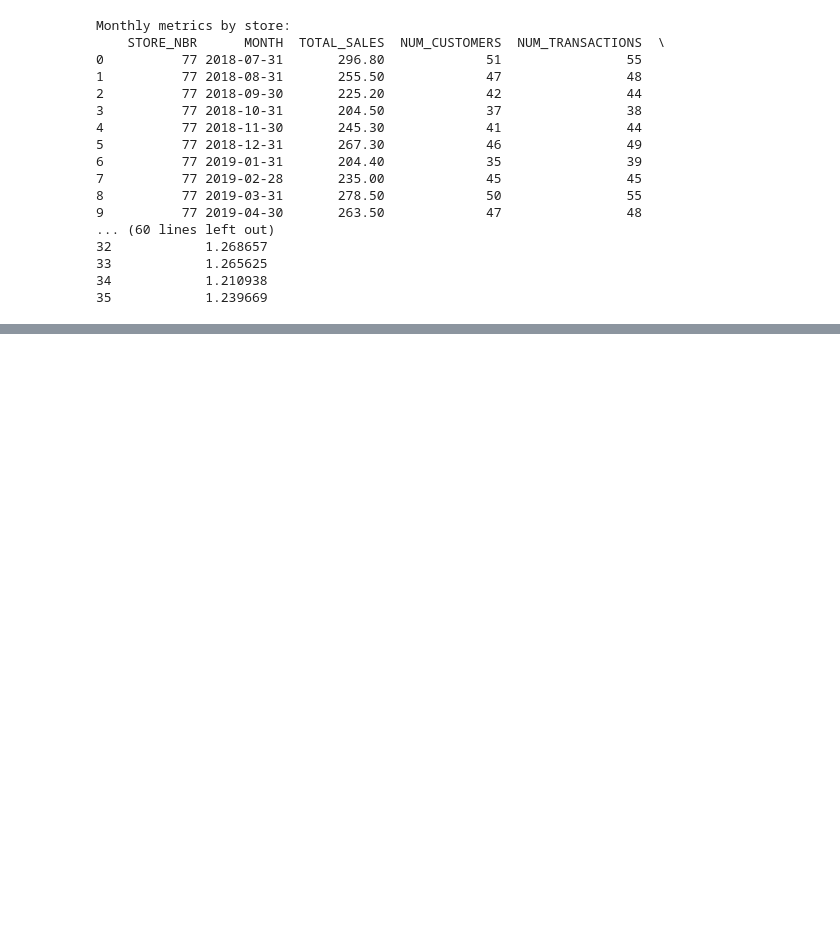
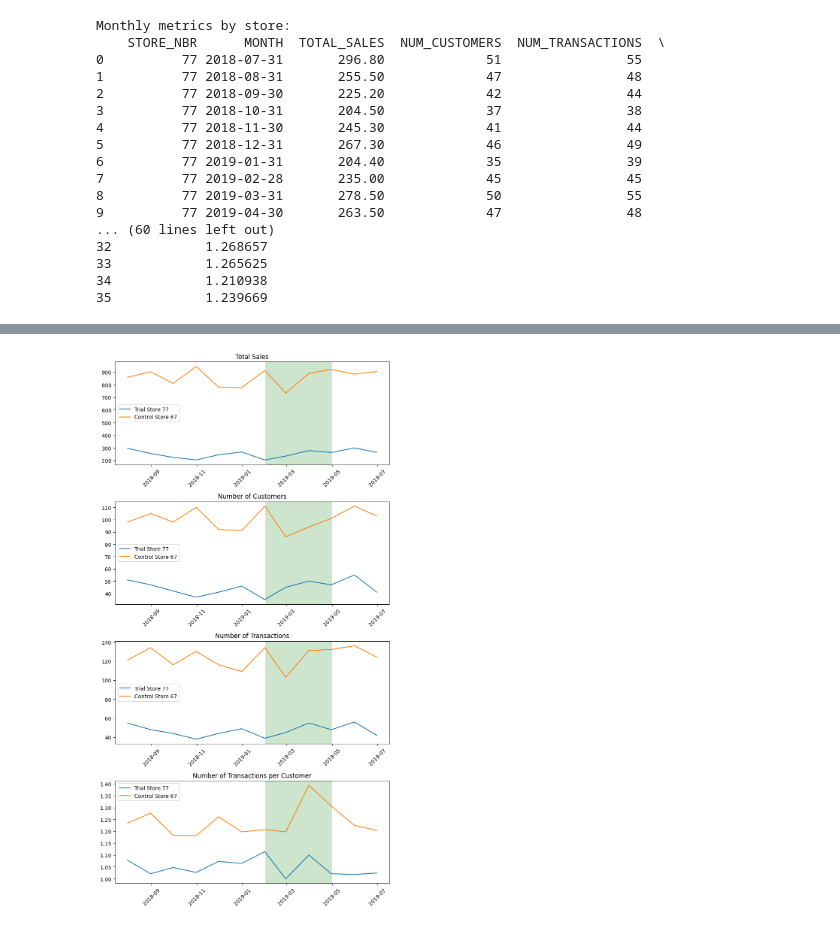
Before and after one commit to hamzaelmanar/quantium, a Jupyter notebook: notebooks/Quantium - Task 2.ipynb, the cells around one changed output, grey strips where cells are left out. Saved outputs shown, nothing was run; the diff lists cells and outputs as text; code cells hidden in the pictures; blank space fills up the shorter version.

```diff
--- a/notebooks/Quantium - Task 2.ipynb
+++ b/notebooks/Quantium - Task 2.ipynb
@@ -37,8 +42,9 @@ trial_store.head()
 | 1439 | 2019-04-13 | 77 | 77000 | 3.0 |
 | 1440 | 2018-07-17 | 77 | 2330211 | 2.3 |
 # %%
+## Monthly calculations on trial stores
 # Group by store and month, then calculate metrics
-monthly_metrics = trial_store.groupby([
+trial_monthly_metrics = trial_store.groupby([
     'STORE_NBR',
     pd.Grouper(key='DATE', freq='M')
 ]).agg({
@@ -47,7 +53,7 @@ monthly_metrics = trial_store.groupby([
 }).reset_index()
 
 # Rename columns for clarity
-monthly_metrics.columns = [
+trial_monthly_metrics.columns = [
     'STORE_NBR',
     'MONTH',
     'TOTAL_SALES',
@@ -56,13 +62,13 @@ monthly_metrics.columns = [
 ]
 
 # Calculate transactions per customer
-monthly_metrics['TRANS_PER_CUSTOMER'] = monthly_metrics['NUM_TRANSACTIONS'] / monthly_metrics['NUM_CUSTOMERS']
+trial_monthly_metrics['TRANS_PER_CUSTOMER'] = trial_monthly_metrics['NUM_TRANSACTIONS'] / trial_monthly_metrics['NUM_CUSTOMERS']
 
 # Sort by store and month
-monthly_metrics = monthly_metrics.sort_values(['STORE_NBR', 'MONTH'])
+trial_monthly_metrics = trial_monthly_metrics.sort_values(['STORE_NBR', 'MONTH'])
 
 print("Monthly metrics by store:")
-print(monthly_metrics)
+print(trial_monthly_metrics)
 # %% [output]
 Monthly metrics by store:
     STORE_NBR      MONTH  TOTAL_SALES  NUM_CUSTOMERS  NUM_TRANSACTIONS  \
@@ -148,0 +265,70 @@ control_stores
+# %%
+
+
+## Control stores selected for each trial store :
+# Trial store 77 : control store 67
+plt.figure(figsize=(8,15))
+
+# Plot total sales
+plt.subplot(411)
+plt.plot(trial_monthly_metrics[trial_monthly_metrics["STORE_NBR"] == 77]["MONTH"],
+         trial_monthly_metrics[trial_monthly_metrics["STORE_NBR"] == 77]["TOTAL_SALES"],
+         label='Trial Store 77')
+plt.plot(control_monthly_metrics[control_monthly_metrics["STORE_NBR"] == 67]["MONTH"],
+         control_monthly_metrics[control_monthly_metrics["STORE_NBR"] == 67]["TOTAL_SALES"],
+         label='Control Store 67')
+
+# Add trial period shading
+plt.axvspan('2019-02-01', '2019-04-30', color='green', alpha=0.2)
+plt.title('Total Sales')
+plt.legend()
+plt.xticks(rotation=45)
+
+# Plot number of customers
+plt.subplot(412)
+plt.plot(trial_monthly_metrics[trial_monthly_metrics["STORE_NBR"] == 77]["MONTH"],
+         trial_monthly_metrics[trial_monthly_metrics["STORE_NBR"] == 77]["NUM_CUSTOMERS"],
+         label='Trial Store 77')
+plt.plot(control_monthly_metrics[control_monthly_metrics["STORE_NBR"] == 67]["MONTH"],
+         control_monthly_metrics[control_monthly_metrics["STORE_NBR"] == 67]["NUM_CUSTOMERS"],
+         label='Control Store 67')
+
+# Add trial period shading
+plt.axvspan('2019-02-01', '2019-04-30', color='green', alpha=0.2)
+plt.title('Number of Customers')
+plt.legend()
+plt.xticks(rotation=45)
+
+# Plot number of tx
+plt.subplot(413)
+plt.plot(trial_monthly_metrics[trial_monthly_metrics["STORE_NBR"] == 77]["MONTH"],
+         trial_monthly_metrics[trial_monthly_metrics["STORE_NBR"] == 77]["NUM_TRANSACTIONS"],
+         label='Trial Store 77 ')
+plt.plot(control_monthly_metrics[control_monthly_metrics["STORE_NBR"] == 67]["MONTH"],
+         control_monthly_metrics[control_monthly_metrics["STORE_NBR"] == 67]["NUM_TRANSACTIONS"],
+         label='Control Store 67')
+
+# Add trial period shading
+plt.axvspan('2019-02-01', '2019-04-30', color='green', alpha=0.2)
+plt.title('Number of Transactions')
+plt.legend()
+plt.xticks(rotation=45)
+
+# Plot number of tx per customers
+plt.subplot(414)
+plt.plot(trial_monthly_metrics[trial_monthly_metrics["STORE_NBR"] == 77]["MONTH"],
+         trial_monthly_metrics[trial_monthly_metrics["STORE_NBR"] == 77]["TRANS_PER_CUSTOMER"],
+         label='Trial Store 77')
+plt.plot(control_monthly_metrics[control_monthly_metrics["STORE_NBR"] == 67]["MONTH"],
+         control_monthly_metrics[control_monthly_metrics["STORE_NBR"] == 67]["TRANS_PER_CUSTOMER"],
+         label='Control Store 67')
+
+# Add trial period shading
+plt.axvspan('2019-02-01', '2019-04-30', color='green', alpha=0.2)
+plt.title('Number of Transactions per Customer')
+plt.legend()
+plt.xticks(rotation=45)
+plt.tight_layout()
+plt.show()
+# %% [output]
+[figure, added]
```
Also changed, not shown: parts of 15 cells of this notebook.
